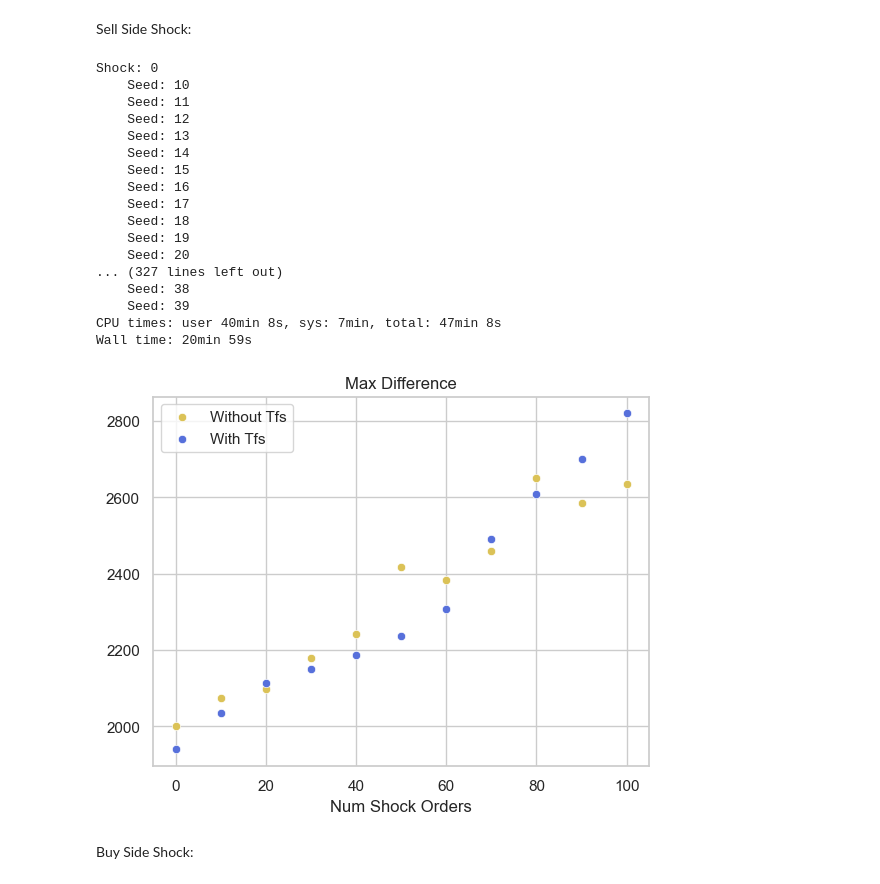
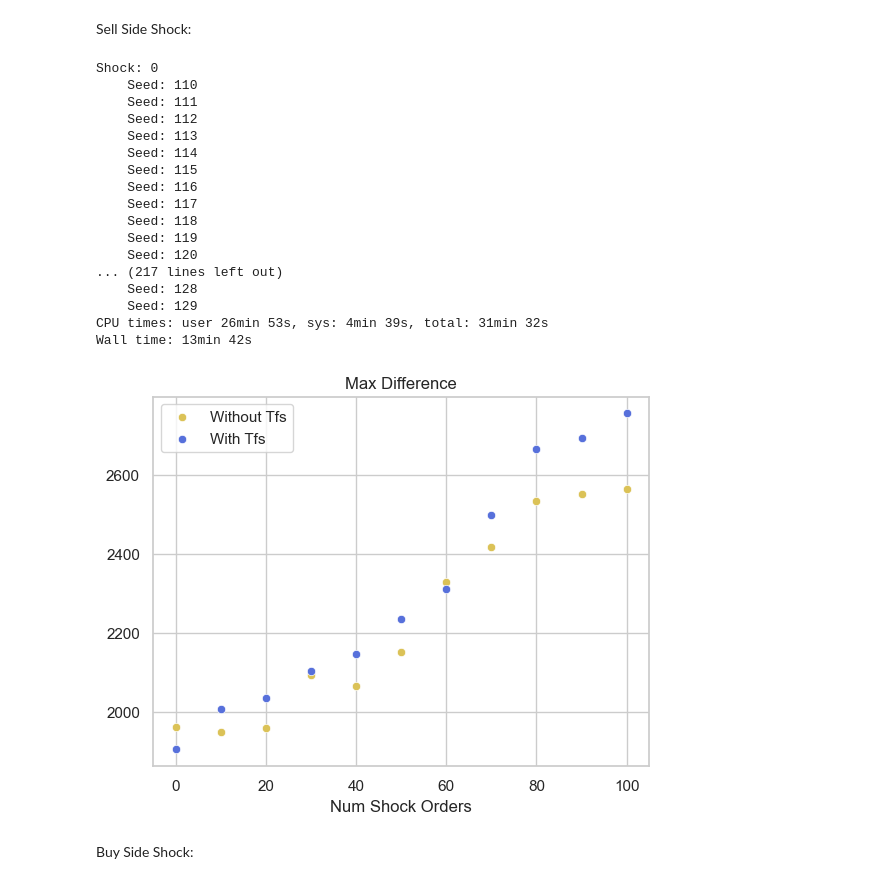
Before and after one commit to dipplestix/pymarketsim, a Jupyter notebook: recreation_6.4.ipynb, the cells around one changed output. Drawn from its saved outputs; the diff is of its cells as text; code cells hidden in the pictures.

Commit message:
regenerating graphs

```diff
--- a/recreation_6.4.ipynb
+++ b/recreation_6.4.ipynb
@@ -25,7 +25,7 @@ plot_trend = {}
 
 for shock in range(0, 101, 10):
     print(f"Shock: {shock}")
-    for seed in range(10, 40):
+    for seed in range(110, 130):
         print(f"    Seed: {seed}")
         sim_no_trend = ShockSimulator(
                 num_background_agents=66,
@@ -45,11 +45,11 @@ for shock in range(0, 101, 10):
                 observe_transactions = True,
                 strategic_variance = 1e6,
                 shock_entry_time = 5000,
-                shock_interval = shock*2.5,
+                shock_interval = shock*2,
                 shock_volume = shock,
                 shock_side = SELL,
                 L = 4,
-                PI = 50.0,
+                PI = 100.0,
                 texp = 50,
                 random_seed = seed,
                 )
@@ -87,11 +87,11 @@ for shock in range(0, 101, 10):
                 observe_transactions = True,
                 strategic_variance = 1e6,
                 shock_entry_time = 5000,
-                shock_interval = shock*2.5,
+                shock_interval = shock*2,
                 shock_volume = shock,
                 shock_side = SELL,
                 L = 4,
-                PI = 50.0,
+                PI = 100.0,
                 texp = 50,
                 random_seed = seed,
                 )
@@ -123,52 +123,52 @@ Y_nt = []
 for k, v in plot_no_trend.items():
 
     X_nt.append(k)
-    Y_nt.append(v / 30)
+    Y_nt.append(v / 20)
     # print(k , v)
 
 
 X_t = []
 Y_t = []
 
 for k, v in plot_trend.items():
 
     X_t.append(k)
-    Y_t.append(v / 30)
+    Y_t.append(v / 20)
 
 sns.scatterplot(x=X_nt, y=Y_nt, color=palette[1], label="Without Tfs")
 sns.scatterplot(x=X_t, y=Y_t, color=palette[5], label="With Tfs")
 
 # Set plot labels and title
 plt.xlabel('Num Shock Orders')
 plt.ylabel('')
 plt.title('Max Difference')
 
 # Display legend
 plt.legend()
 
 base = "/Users/rishithseelam/Code/SURE-SRG/market-sim-py/results/fig_6.6/"
 
 # save plot
 plt.savefig(base + f"6.6_SELL.png")
 # %% [output]
 Shock: 0
-    Seed: 10
-    Seed: 11
-    Seed: 12
-    Seed: 13
-    Seed: 14
-    Seed: 15
-    Seed: 16
-    Seed: 17
-    Seed: 18
-    Seed: 19
-    Seed: 20
-... (327 lines left out)
-    Seed: 38
-    Seed: 39
-CPU times: user 40min 8s, sys: 7min, total: 47min 8s
-Wall time: 20min 59s
+    Seed: 110
+    Seed: 111
+    Seed: 112
+    Seed: 113
+    Seed: 114
+    Seed: 115
+    Seed: 116
+    Seed: 117
+    Seed: 118
+    Seed: 119
+    Seed: 120
+... (217 lines left out)
+    Seed: 128
+    Seed: 129
+CPU times: user 26min 53s, sys: 4min 39s, total: 31min 32s
+Wall time: 13min 42s
-[figure, old version]
+[figure, new version]
 # %% [markdown]
 Buy Side Shock:
 # %%
```
Also changed, not shown: parts of 3 cells of this notebook, 9 other files.
